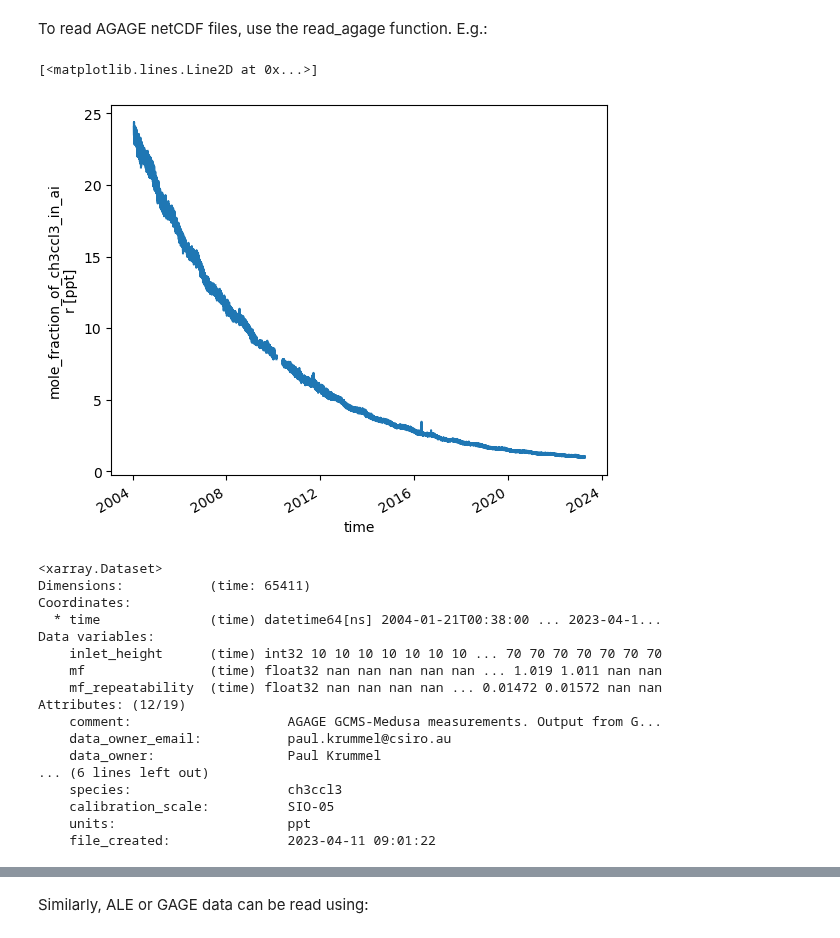
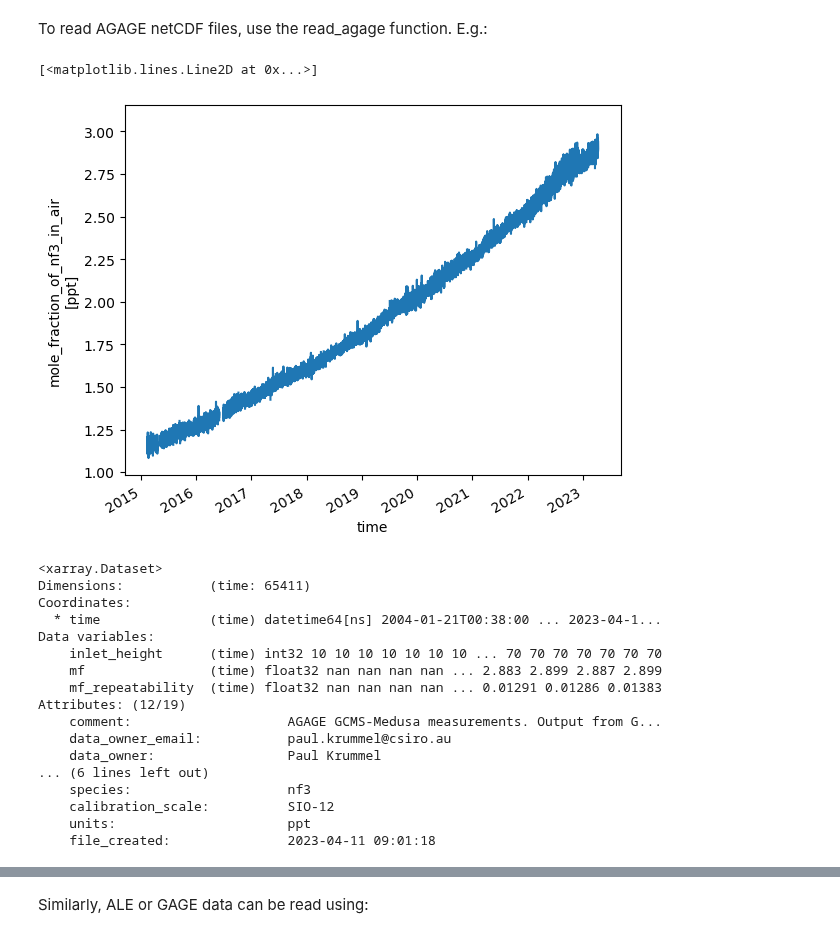
Before and after one commit to mrghg/agage-archive, a Jupyter notebook: notebooks/tutorial.ipynb, the cells around one changed output, grey strips where cells are left out. Drawn from its saved outputs; the diff is of its cells as text; code cells hidden in the pictures.

```diff
--- a/notebooks/tutorial.ipynb
+++ b/notebooks/tutorial.ipynb
@@ -10,11 +11,11 @@ paths = Paths()
 # %% [markdown]
 To read AGAGE netCDF files, use the read_agage function. E.g.:
 # %%
-ds_agage = read_agage("CH3CCl3", "CGO", "GCMS-Medusa")
+ds_agage = read_agage("NF3", "CGO", "GCMS-Medusa")
 ds_agage.mf.plot()
 # %% [output]
 [<matplotlib.lines.Line2D at 0x...>]
-[figure, old version]
+[figure, new version]
 # %%
 ds_agage
 # %% [output]
@@ -24,14 +25,14 @@ Coordinates:
   * time              (time) datetime64[ns] 2004-01-21T00:38:00 ... 2023-04-1...
 Data variables:
     inlet_height      (time) int32 10 10 10 10 10 10 10 ... 70 70 70 70 70 70 70
-    mf                (time) float32 nan nan nan nan nan ... 1.019 1.011 nan nan
-    mf_repeatability  (time) float32 nan nan nan nan ... 0.01472 0.01572 nan nan
+    mf                (time) float32 nan nan nan nan ... 2.883 2.899 2.887 2.899
+    mf_repeatability  (time) float32 nan nan nan nan ... 0.01291 0.01286 0.01383
 Attributes: (12/19)
     comment:                    AGAGE GCMS-Medusa measurements. Output from G...
     data_owner_email:           paul.krummel@csiro.au
     data_owner:                 Paul Krummel
 ... (6 lines left out)
-    species:                    ch3ccl3
-    calibration_scale:          SIO-05
+    species:                    nf3
+    calibration_scale:          SIO-12
     units:                      ppt
-    file_created:               2023-04-11 09:01:22
+    file_created:               2023-04-11 09:01:18
```
Also changed, not shown: parts of 7 cells of this notebook, 2 other files.
